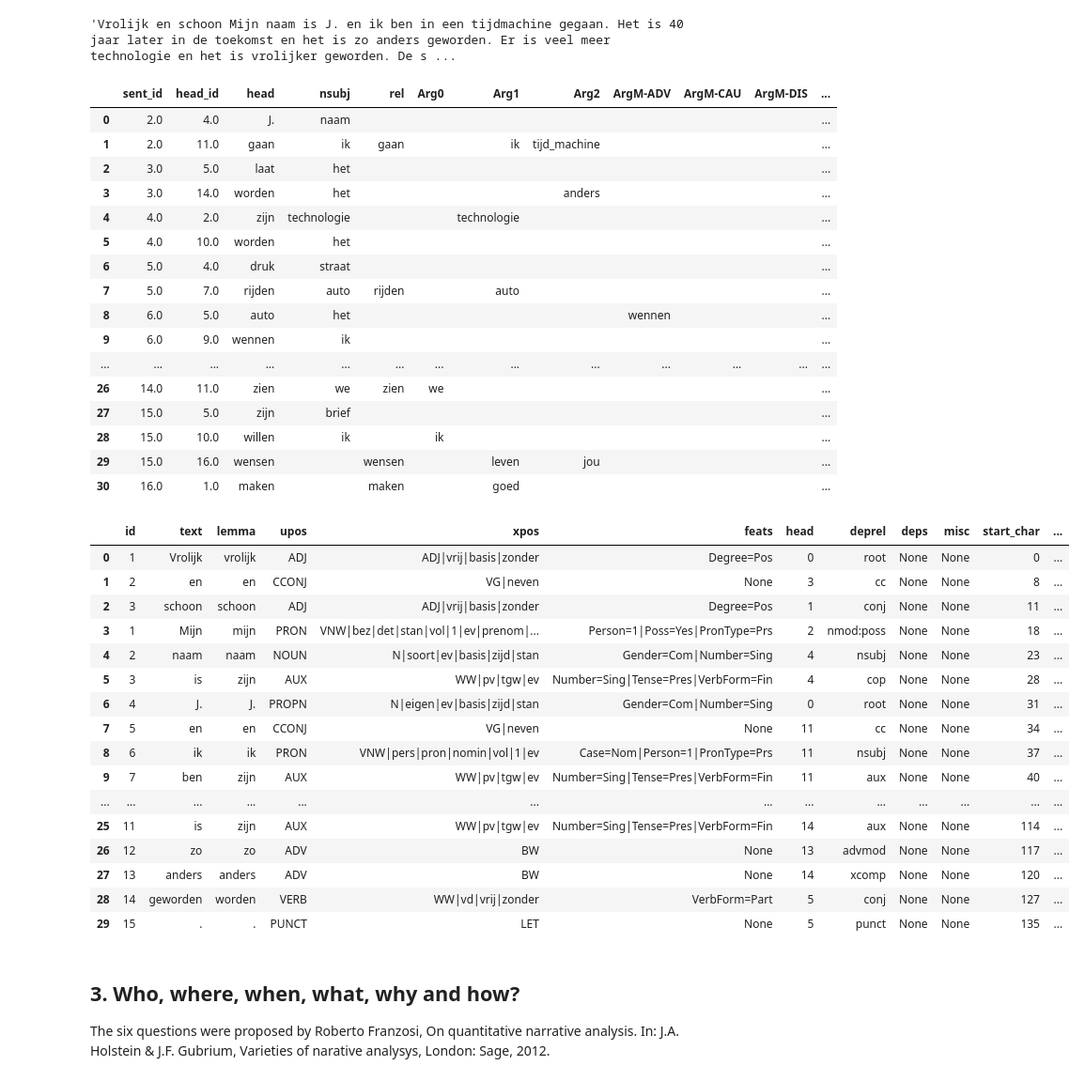
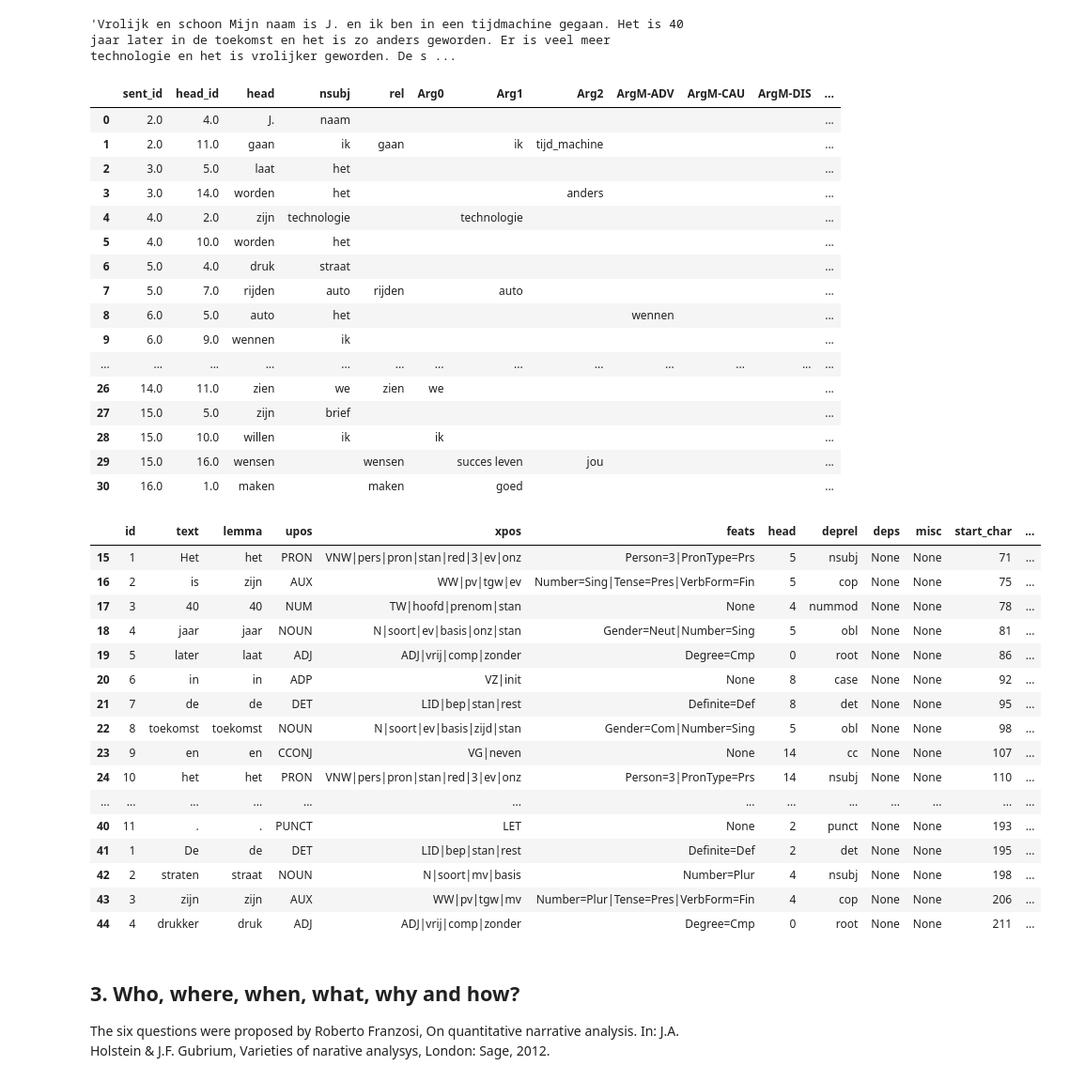
Before and after one commit to navigating-stories/notebooks, a Jupyter notebook: stroll_srl_test.ipynb, the cells around one changed output. Shown at 94% size. Cells and saved outputs as stored; diff of their text form; code cells hidden in the pictures.

```diff
--- a/stroll_srl_test.ipynb
+++ b/stroll_srl_test.ipynb
@@ -43,13 +45,14 @@ def nlp_analysis_to_table(nlp_analysis):
                                              "frame": [w.frame],
                                             })
             else:
-                nlp_table_df.loc[len(nlp_table_df.index)] = [ w.id, w.text, w.lemma, w.upos, w.xpos, w.feats, w.head, w.deprel, w.deps, w.misc,
-                                                              w.start_char, w.end_char, w.parent, w.sent, w.srl, w.frame ]
+                nlp_table_df.loc[len(nlp_table_df.index)] = [ w.id, w.text, w.lemma, w.upos, w.xpos, w.feats,
+                                                              w.head, w.deprel, w.deps, w.misc, w.start_char, w.end_char,
+                                                              w.parent, w.sent, w.srl, w.frame, ]
             nbr_of_words += 1
     return nlp_table_df
 # %%
 SRL_FIELDS = [ "sent_id", "head_id", "head", "nsubj", "rel", "Arg0", "Arg1", "Arg2",
-               "ArgM-ADV", "ArgM-CAU", "ArgM-DIS", "ArgM-LOC", "ArgM-MNR", "ArgM-MOD", "ArgM-NEG", "ArgM-REC", "ArgM-TMP" ]
+               "ArgM-ADV", "ArgM-CAU", "ArgM-DIS", "ArgM-LOC", "ArgM-MNR", "ArgM-MOD", "ArgM-NEG", "ArgM-REC", "ArgM-TMP", ]
 
 
 def srl_dict_to_srl_list(srl_dict):
@@ -87,11 +90,16 @@ def nlp_table_to_srl_table(nlp_table_df):
                 srl_data[row['head']] = { "sent_id": sent_id, "head_id": row["head"] }
             if row['srl'] in srl_data[row['head']]:
                 print(f"duplicate role for {row['srl']} [{i}]: {srl_data[row['head']][row['srl']]} and {row['lemma']}")
-            srl_data[row['head']][row['srl']] = row['lemma']
+                srl_data[row['head']][row['srl']] += " " + row['lemma']
+            else:
+                srl_data[row['head']][row['srl']] = row['lemma']
         if row['frame'] == "rel":
             if row['id'] not in srl_data:
                 srl_data[row['id']] = { "sent_id": sent_id, "head_id": row["id"] }
-            srl_data[row['id']][row['frame']] = row['lemma']
+            if row['frame'] not in srl_data[row['id']]:
+                srl_data[row['id']][row['frame']] = row['lemma']
+            else:
+                srl_data[row['id']][row['frame']] += " " + row['lemma']
         if row['deprel'] == "nsubj":
             if row['head'] not in srl_data:
                 srl_data[row['head']] = { "sent_id": sent_id, "head_id": row["head"] }
@@ -187,28 +195,28 @@ srl_table_df
 | 26 | 14.0 | 11.0 | zien | we | zien | we |  |  |  |  |  | ... |
 | 27 | 15.0 | 5.0 | zijn | brief |  |  |  |  |  |  |  | ... |
 | 28 | 15.0 | 10.0 | willen | ik |  | ik |  |  |  |  |  | ... |
-| 29 | 15.0 | 16.0 | wensen |  | wensen |  | leven | jou |  |  |  | ... |
+| 29 | 15.0 | 16.0 | wensen |  | wensen |  | succes leven | jou |  |  |  | ... |
 | 30 | 16.0 | 1.0 | maken |  | maken |  | goed |  |  |  |  | ... |
 # %%
-nlp_table_df[:30]
+nlp_table_df[15:45]
 # %% [output]
 |  | id | text | lemma | upos | xpos | feats | head | deprel | deps | misc | start_char | ... |
-| 0 | 1 | Vrolijk | vrolijk | ADJ | ADJ|vrij|basis|zonder | Degree=Pos | 0 | root | None | None | 0 | ... |
-| 1 | 2 | en | en | CCONJ | VG|neven | None | 3 | cc | None | None | 8 | ... |
-| 2 | 3 | schoon | schoon | ADJ | ADJ|vrij|basis|zonder | Degree=Pos | 1 | conj | None | None | 11 | ... |
-| 3 | 1 | Mijn | mijn | PRON | VNW|bez|det|stan|vol|1|ev|prenom|... | Person=1|Poss=Yes|PronType=Prs | 2 | nmod:poss | None | None | 18 | ... |
-| 4 | 2 | naam | naam | NOUN | N|soort|ev|basis|zijd|stan | Gender=Com|Number=Sing | 4 | nsubj | None | None | 23 | ... |
-| 5 | 3 | is | zijn | AUX | WW|pv|tgw|ev | Number=Sing|Tense=Pres|VerbForm=Fin | 4 | cop | None | None | 28 | ... |
-| 6 | 4 | J. | J. | PROPN | N|eigen|ev|basis|zijd|stan | Gender=Com|Number=Sing | 0 | root | None | None | 31 | ... |
-| 7 | 5 | en | en | CCONJ | VG|neven | None | 11 | cc | None | None | 34 | ... |
-| 8 | 6 | ik | ik | PRON | VNW|pers|pron|nomin|vol|1|ev | Case=Nom|Person=1|PronType=Prs | 11 | nsubj | None | None | 37 | ... |
-| 9 | 7 | ben | zijn | AUX | WW|pv|tgw|ev | Number=Sing|Tense=Pres|VerbForm=Fin | 11 | aux | None | None | 40 | ... |
+| 15 | 1 | Het | het | PRON | VNW|pers|pron|stan|red|3|ev|onz | Person=3|PronType=Prs | 5 | nsubj | None | None | 71 | ... |
+| 16 | 2 | is | zijn | AUX | WW|pv|tgw|ev | Number=Sing|Tense=Pres|VerbForm=Fin | 5 | cop | None | None | 75 | ... |
+| 17 | 3 | 40 | 40 | NUM | TW|hoofd|prenom|stan | None | 4 | nummod | None | None | 78 | ... |
+| 18 | 4 | jaar | jaar | NOUN | N|soort|ev|basis|onz|stan | Gender=Neut|Number=Sing | 5 | obl | None | None | 81 | ... |
+| 19 | 5 | later | laat | ADJ | ADJ|vrij|comp|zonder | Degree=Cmp | 0 | root | None | None | 86 | ... |
+| 20 | 6 | in | in | ADP | VZ|init | None | 8 | case | None | None | 92 | ... |
+| 21 | 7 | de | de | DET | LID|bep|stan|rest | Definite=Def | 8 | det | None | None | 95 | ... |
+| 22 | 8 | toekomst | toekomst | NOUN | N|soort|ev|basis|zijd|stan | Gender=Com|Number=Sing | 5 | obl | None | None | 98 | ... |
+| 23 | 9 | en | en | CCONJ | VG|neven | None | 14 | cc | None | None | 107 | ... |
+| 24 | 10 | het | het | PRON | VNW|pers|pron|stan|red|3|ev|onz | Person=3|PronType=Prs | 14 | nsubj | None | None | 110 | ... |
 | ... | ... | ... | ... | ... | ... | ... | ... | ... | ... | ... | ... | ... |
-| 25 | 11 | is | zijn | AUX | WW|pv|tgw|ev | Number=Sing|Tense=Pres|VerbForm=Fin | 14 | aux | None | None | 114 | ... |
-| 26 | 12 | zo | zo | ADV | BW | None | 13 | advmod | None | None | 117 | ... |
-| 27 | 13 | anders | anders | ADV | BW | None | 14 | xcomp | None | None | 120 | ... |
-| 28 | 14 | geworden | worden | VERB | WW|vd|vrij|zonder | VerbForm=Part | 5 | conj | None | None | 127 | ... |
-| 29 | 15 | . | . | PUNCT | LET | None | 5 | punct | None | None | 135 | ... |
+| 40 | 11 | . | . | PUNCT | LET | None | 2 | punct | None | None | 193 | ... |
+| 41 | 1 | De | de | DET | LID|bep|stan|rest | Definite=Def | 2 | det | None | None | 195 | ... |
+| 42 | 2 | straten | straat | NOUN | N|soort|mv|basis | Number=Plur | 4 | nsubj | None | None | 198 | ... |
+| 43 | 3 | zijn | zijn | AUX | WW|pv|tgw|mv | Number=Plur|Tense=Pres|VerbForm=Fin | 4 | cop | None | None | 206 | ... |
+| 44 | 4 | drukker | druk | ADJ | ADJ|vrij|comp|zonder | Degree=Cmp | 0 | root | None | None | 211 | ... |
 # %% [markdown]
 ## 3. Who, where, when, what, why and how?
 
```
Also changed, not shown: parts of 2 cells of this notebook.
